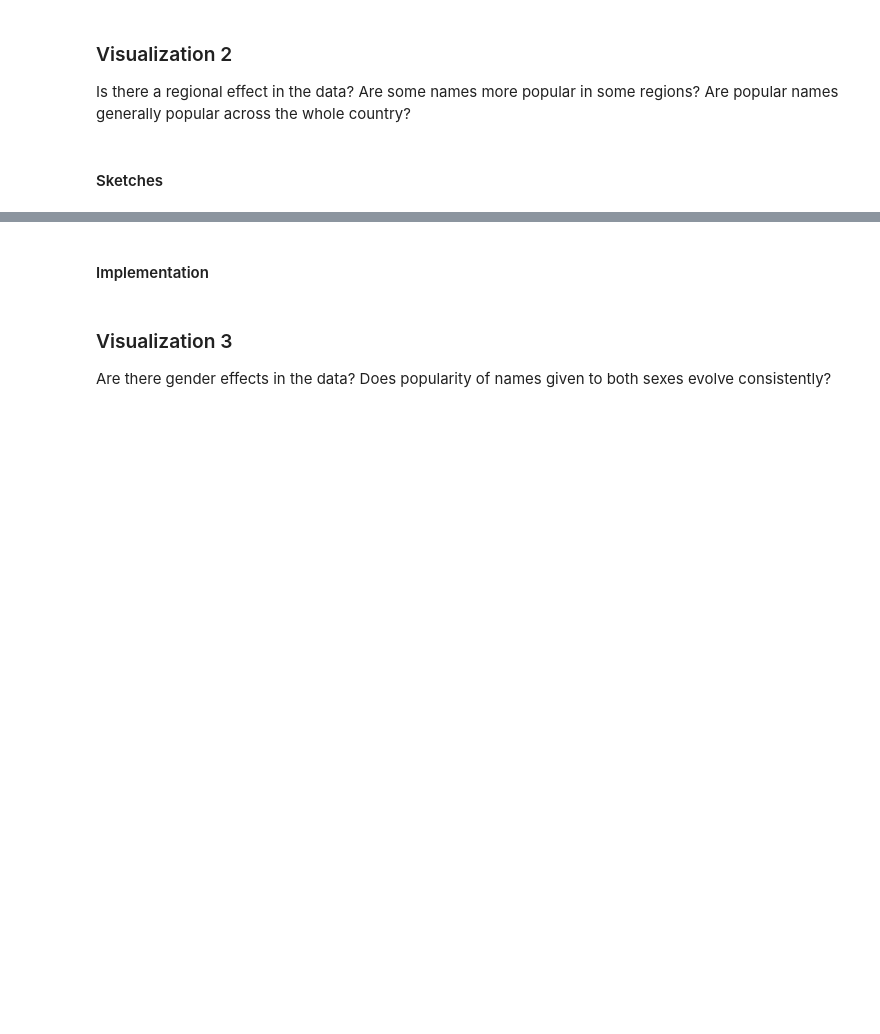
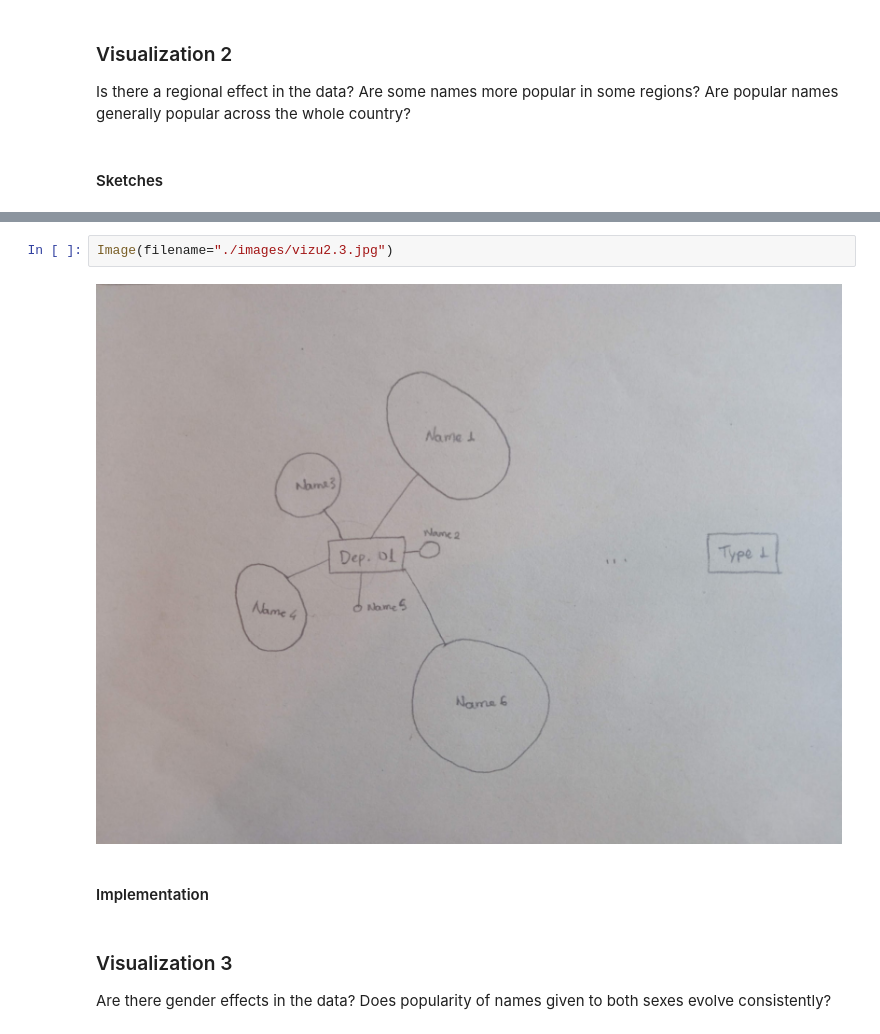
Before and after one commit to liadsantos/baby_names_visualization, a Jupyter notebook: notebook.ipynb, the cells around one changed output, grey strips where cells are left out. Saved outputs shown, nothing was run; the diff lists cells and outputs as text; blank space fills up the shorter version.

```diff
--- a/notebook.ipynb
+++ b/notebook.ipynb
@@ -86,3 +94,7 @@ Is there a regional effect in the data? Are some names more popular in some regi
+# %%
+Image(filename="./images/vizu2.3.jpg")
+# %% [output]
+[figure, added]
 # %% [markdown]
 #### Implementation
 # %% [markdown]
```
Also changed, not shown: parts of 4 cells of this notebook.
